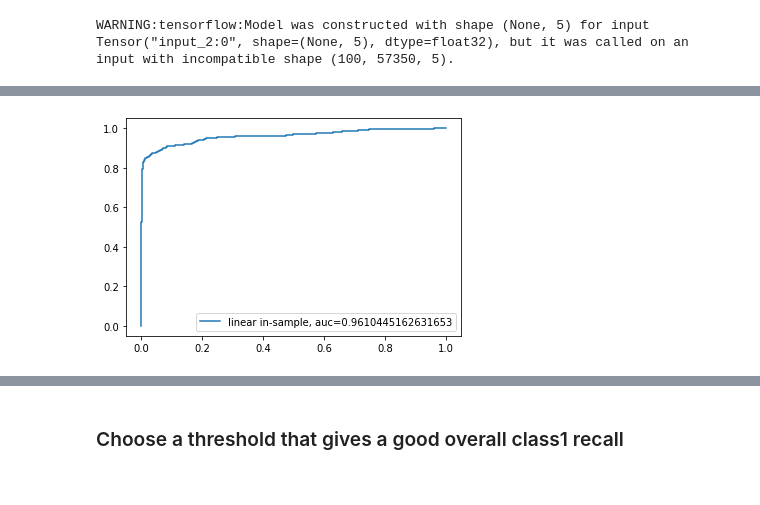
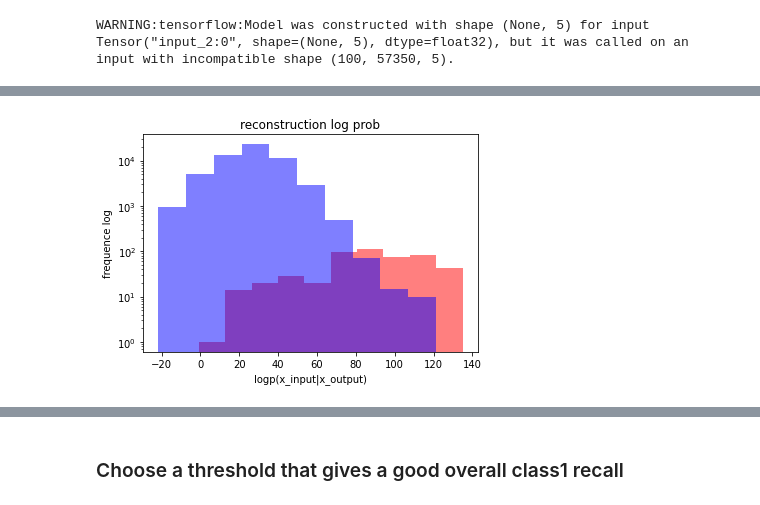
Before and after one commit to mzhou356/creditCardFraud, a Jupyter notebook: notebooks/VariationalAutoEncoder.ipynb, the cells around one changed output, grey strips where cells are left out. Drawn from its saved outputs; the diff is of its cells as text; code cells hidden in the pictures.

Commit message:
Update scripts and variational notebook.
Updated variational notebook with model outputs.

Added helper functions for variational notebook
in util.py.

Signed-off-by: Mindy <minzhou16@gmail.com>

```diff
--- a/notebooks/VariationalAutoEncoder.ipynb
+++ b/notebooks/VariationalAutoEncoder.ipynb
@@ -192,0 +194,2 @@ plot_loss(history)
+# %%
+encoder, decoder, VAE = create_model(input_size, encoded_size)
@@ -197,15 +204,8 @@ VAE.load_weights("../savedModels/VariationalEncoderModel.h5")
-# %%
-sampling_size = 100
-
-def reconstruction_log_prob(x_input,sampling_size):
-    Z = encoder(x_input)
-    encoder_samples = Z.sample(sampling_size)  # generate 30 outputs from encoder per input
-    return np.mean(decoder(encoder_samples).log_prob(x_input), axis=0)
 # %%
 test = pd.read_csv("../processedData/hold_outset_moreFraud.csv")
 # %%
 test_tf_data, label = test.drop("Class",axis=1).values, test["Class"]
 # %%
-x_log_prob = reconstruction_log_prob(test_tf_data, sampling_size)
+x_log_prob = reconstruction_log_prob(test_tf_data,encoder,decoder)
 # %% [output]
 WARNING:tensorflow:Model was constructed with shape (None, 5) for input Tensor("input_2:0", shape=(None, 5), dtype=float32), but it was called on an input with incompatible shape (100, 57350, 5).
@@ -224,6 +212,4 @@ auc = roc_auc_score(label,-x_log_prob)
-# %%
-plt.plot(fpr,tpr,label=f"linear in-sample, auc={auc}")
-plt.legend(loc="best")
-plt.show()
-# %% [output]
-[figure, removed]
+# %%
+neg_log_prob(-x_log_prob,label)
+# %% [output]
+[figure, added]
```
Also changed, not shown: parts of 13 cells of this notebook, 1 other file.
